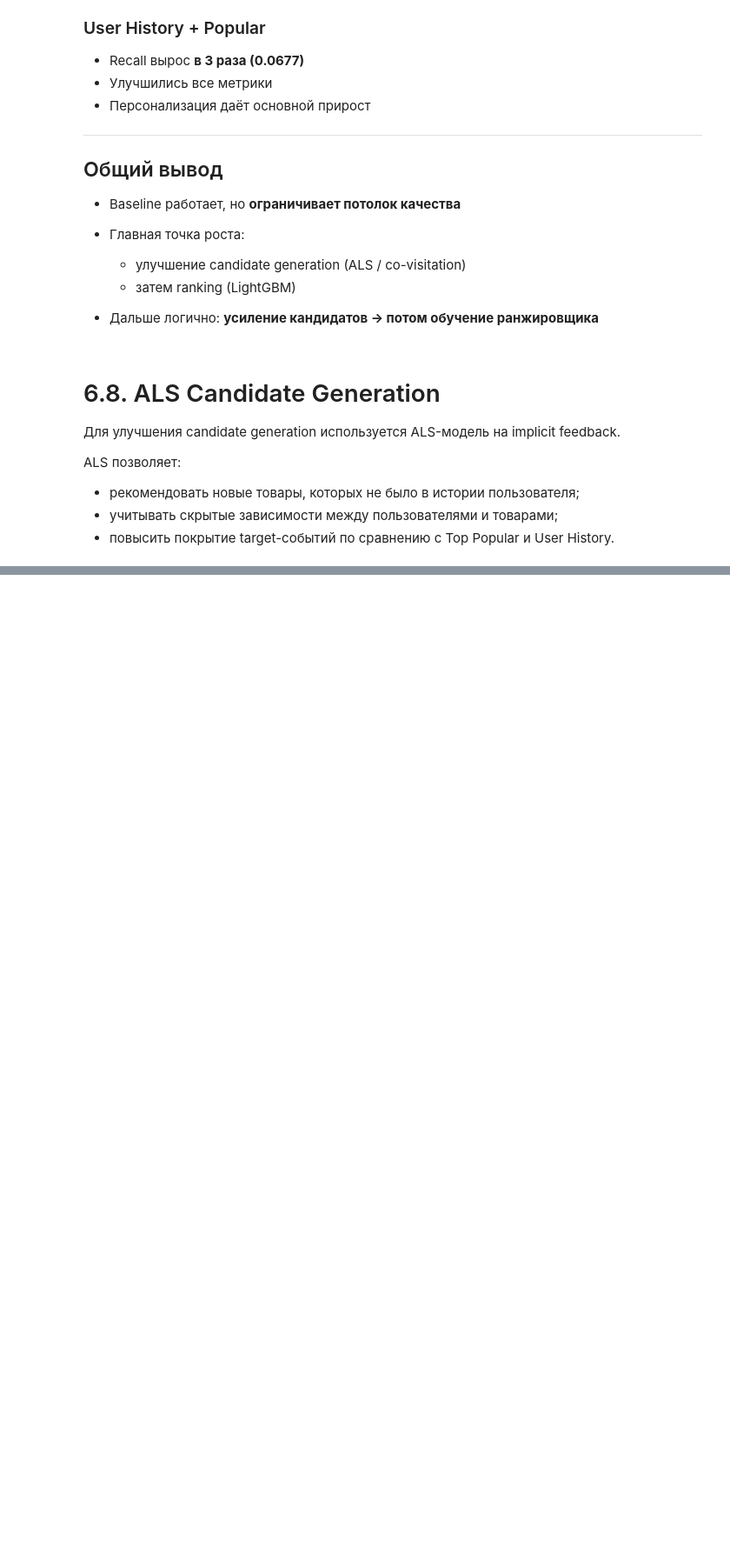
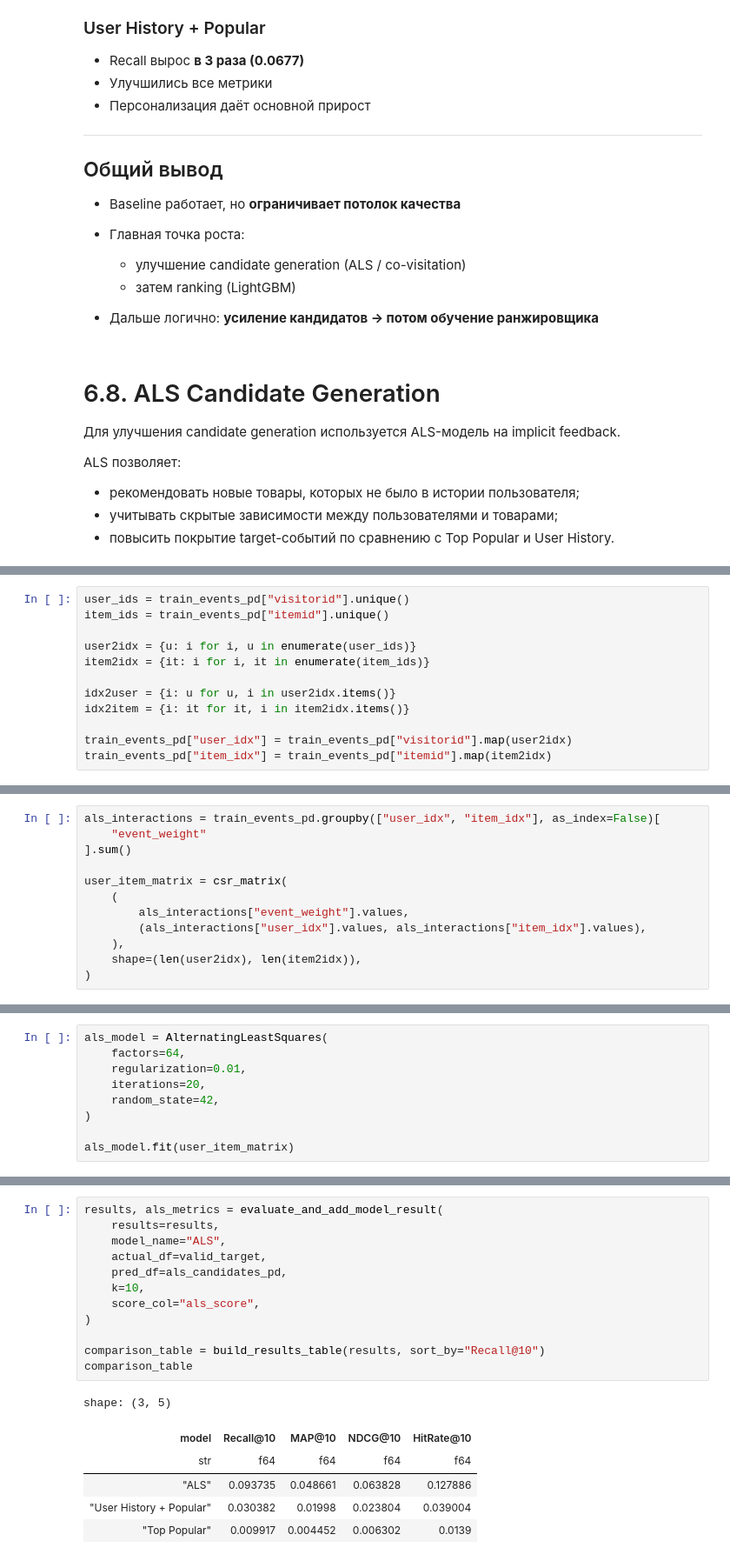
Before and after one commit to Manaam9/ecommerce-recsys, a Jupyter notebook: notebooks/02_modeling.ipynb, the cells around one changed output, grey strips where cells are left out. Shown at 87% size. Saved outputs shown, nothing was run; the diff lists cells and outputs as text; blank space fills up the shorter version.

```diff
--- a/notebooks/02_modeling.ipynb
+++ b/notebooks/02_modeling.ipynb
@@ -1070,0 +1345,12 @@ ALS позволяет:
+# %%
+user_ids = train_events_pd["visitorid"].unique()
+item_ids = train_events_pd["itemid"].unique()
+
+user2idx = {u: i for i, u in enumerate(user_ids)}
+item2idx = {it: i for i, it in enumerate(item_ids)}
+
+idx2user = {i: u for u, i in user2idx.items()}
+idx2item = {i: it for it, i in item2idx.items()}
+
+train_events_pd["user_idx"] = train_events_pd["visitorid"].map(user2idx)
+train_events_pd["item_idx"] = train_events_pd["itemid"].map(item2idx)
@@ -1070,0 +1359,12 @@ ALS позволяет:
+# %%
+als_interactions = train_events_pd.groupby(["user_idx", "item_idx"], as_index=False)[
+    "event_weight"
+].sum()
+
+user_item_matrix = csr_matrix(
+    (
+        als_interactions["event_weight"].values,
+        (als_interactions["user_idx"].values, als_interactions["item_idx"].values),
+    ),
+    shape=(len(user2idx), len(item2idx)),
+)
@@ -1070,0 +1373,9 @@ ALS позволяет:
+# %%
+als_model = AlternatingLeastSquares(
+    factors=64,
+    regularization=0.01,
+    iterations=20,
+    random_state=42,
+)
+
+als_model.fit(user_item_matrix)
@@ -1070,0 +1488,19 @@ ALS позволяет:
+# %%
+results, als_metrics = evaluate_and_add_model_result(
+    results=results,
+    model_name="ALS",
+    actual_df=valid_target,
+    pred_df=als_candidates_pd,
+    k=10,
+    score_col="als_score",
+)
+
+comparison_table = build_results_table(results, sort_by="Recall@10")
+comparison_table
+# %% [output]
+shape: (3, 5)
+| model | Recall@10 | MAP@10 | NDCG@10 | HitRate@10 |
+| str | f64 | f64 | f64 | f64 |
+| "ALS" | 0.093735 | 0.048661 | 0.063828 | 0.127886 |
+| "User History + Popular" | 0.030382 | 0.01998 | 0.023804 | 0.039004 |
+| "Top Popular" | 0.009917 | 0.004452 | 0.006302 | 0.0139 |
```
Also changed, not shown: parts of 28 cells of this notebook, 3 other files.
